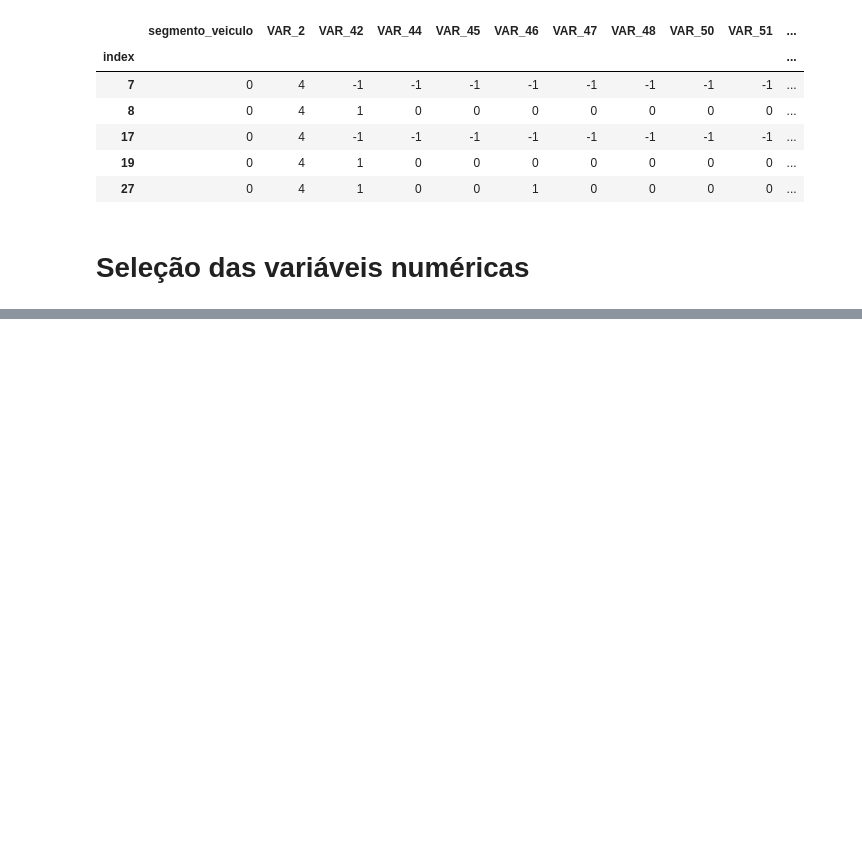
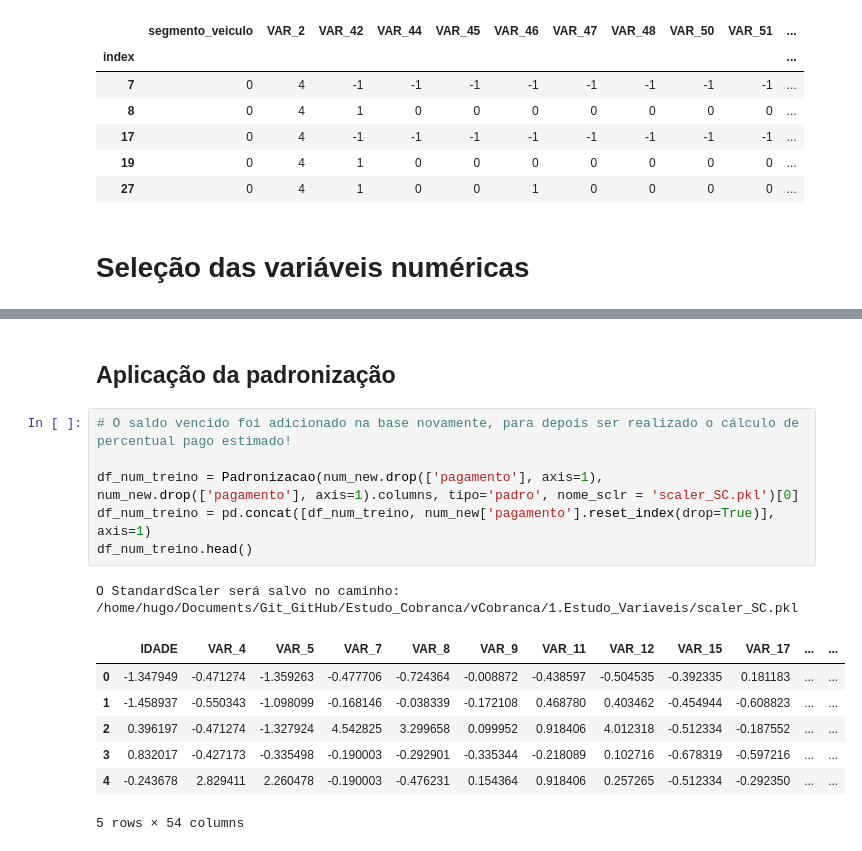
Before and after one commit to HugoCalegari/Estudo_Cobranca, a Jupyter notebook: vCobranca/1.Estudo_Variaveis/2.Pre_Processamento.ipynb, the cells around one changed output, grey strips where cells are left out. Cells and saved outputs as stored; diff of their text form; blank space fills up the shorter version.

Commit message:
[Add] Adiciona etapas de pré-processamento em treino

```diff
--- a/vCobranca/1.Estudo_Variaveis/2.Pre_Processamento.ipynb
+++ b/vCobranca/1.Estudo_Variaveis/2.Pre_Processamento.ipynb
@@ -125,0 +158,17 @@ pd.DataFrame(imputer.transform(df_amostral), columns=df_amostral.columns).head()
+# %% [markdown]
+## Aplicação da padronização
+# %%
+# O saldo vencido foi adicionado na base novamente, para depois ser realizado o cálculo de percentual pago estimado!
+
+df_num_treino = Padronizacao(num_new.drop(['pagamento'], axis=1), num_new.drop(['pagamento'], axis=1).columns, tipo='padro', nome_sclr = 'scaler_SC.pkl')[0]
+df_num_treino = pd.concat([df_num_treino, num_new['pagamento'].reset_index(drop=True)], axis=1)
+df_num_treino.head()
+# %% [output]
+O StandardScaler será salvo no caminho: /home/hugo/Documents/Git_GitHub/Estudo_Cobranca/vCobranca/1.Estudo_Variaveis/scaler_SC.pkl
+|  | IDADE | VAR_4 | VAR_5 | VAR_7 | VAR_8 | VAR_9 | VAR_11 | VAR_12 | VAR_15 | VAR_17 | ... | ... |
+| 0 | -1.347949 | -0.471274 | -1.359263 | -0.477706 | -0.724364 | -0.008872 | -0.438597 | -0.504535 | -0.392335 | 0.181183 | ... | ... |
+| 1 | -1.458937 | -0.550343 | -1.098099 | -0.168146 | -0.038339 | -0.172108 | 0.468780 | 0.403462 | -0.454944 | -0.608823 | ... | ... |
+| 2 | 0.396197 | -0.471274 | -1.327924 | 4.542825 | 3.299658 | 0.099952 | 0.918406 | 4.012318 | -0.512334 | -0.187552 | ... | ... |
+| 3 | 0.832017 | -0.427173 | -0.335498 | -0.190003 | -0.292901 | -0.335344 | -0.218089 | 0.102716 | -0.678319 | -0.597216 | ... | ... |
+| 4 | -0.243678 | 2.829411 | 2.260478 | -0.190003 | -0.476231 | 0.154364 | 0.918406 | 0.257265 | -0.512334 | -0.292350 | ... | ... |
+5 rows × 54 columns
```
Also changed, not shown: parts of 14 cells of this notebook.
